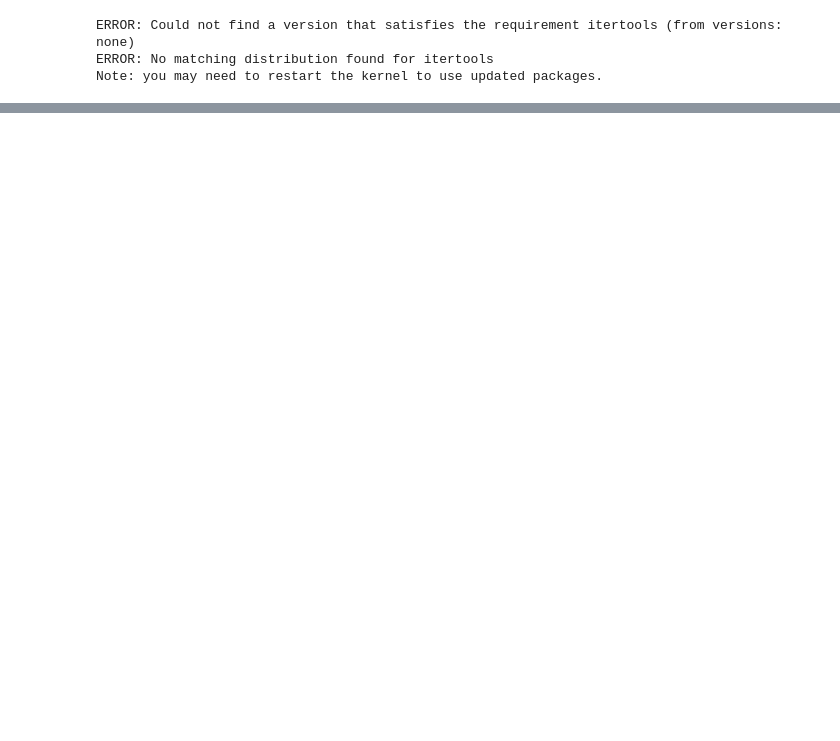
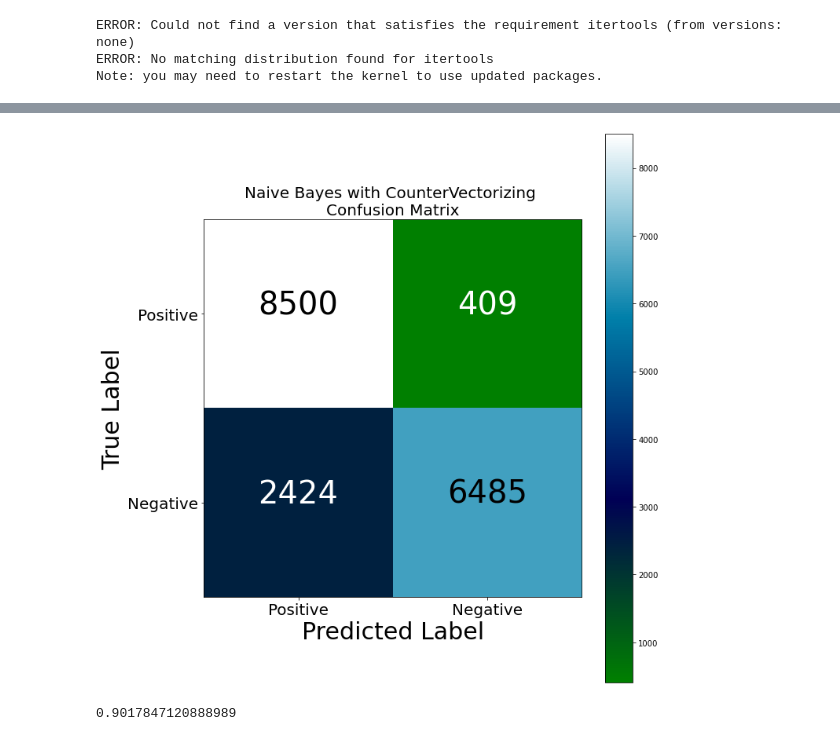
Before and after one commit to bgnanave/CIND820, a Jupyter notebook: Sampling&Modelling.ipynb, the cells around one changed output, grey strips where cells are left out. Drawn from its saved outputs; the diff is of its cells as text; code cells hidden in the pictures; blank space fills up the shorter version.

```diff
--- a/Sampling&Modelling.ipynb
+++ b/Sampling&Modelling.ipynb
@@ -475,0 +504,2 @@ disp_confusion_matrix(predictions, "Naive Bayes")
+# %%
+x_test_res, y_test_res = sm.fit_resample(x_val_bin, y_val_bin)
@@ -475,0 +519,2 @@ disp_confusion_matrix(predictions, "Naive Bayes")
+# %%
+predictions = nb_optimal.predict(x_test_res)
@@ -475,0 +538,14 @@ disp_confusion_matrix(predictions, "Naive Bayes")
+# %%
+def disp_confusion_matrix_bin(y_pred, model_name, vector = 'CounterVectorizing'):
+    """
+    Display confusion matrix for selected model with countVectorizer
+    """
+    cm = confusion_matrix(y_test_res, predictions)
+    fig = plt.figure(figsize=(10, 10))
+    plot = plot_confusion_matrix(cm, classes=['Positive','Negative'], normalize=False,
+                                 title = model_name + " " + 'with' + " " + vector + " "+ '\nConfusion Matrix')
+    plt.show()
+# %%
+disp_confusion_matrix_bin(predictions, "Naive Bayes")
+# %% [output]
+[figure, added]
@@ -475,0 +560,6 @@ disp_confusion_matrix(predictions, "Naive Bayes")
+# %%
+score = logisticRegr.score(x_test_res, y_test_res)
+#score = f1_score(y_test_res, predictions, average = 'weighted')
+print(score)
+# %% [output]
+0.9017847120888989
```
Also changed, not shown: parts of 25 cells of this notebook.
